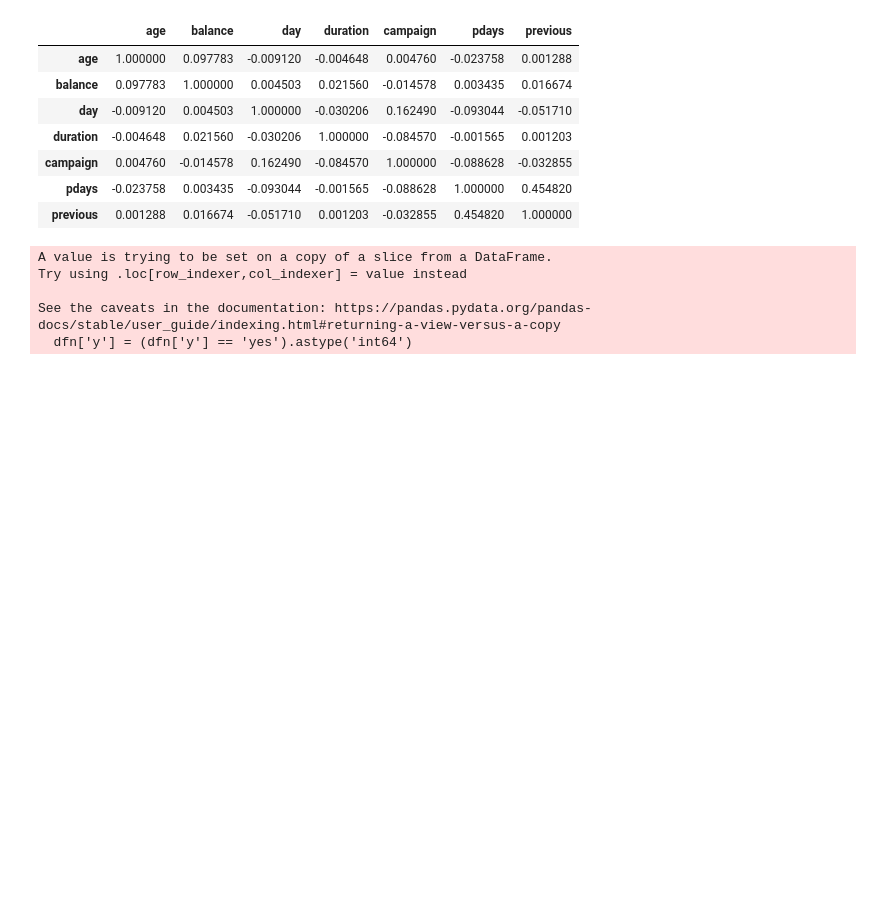
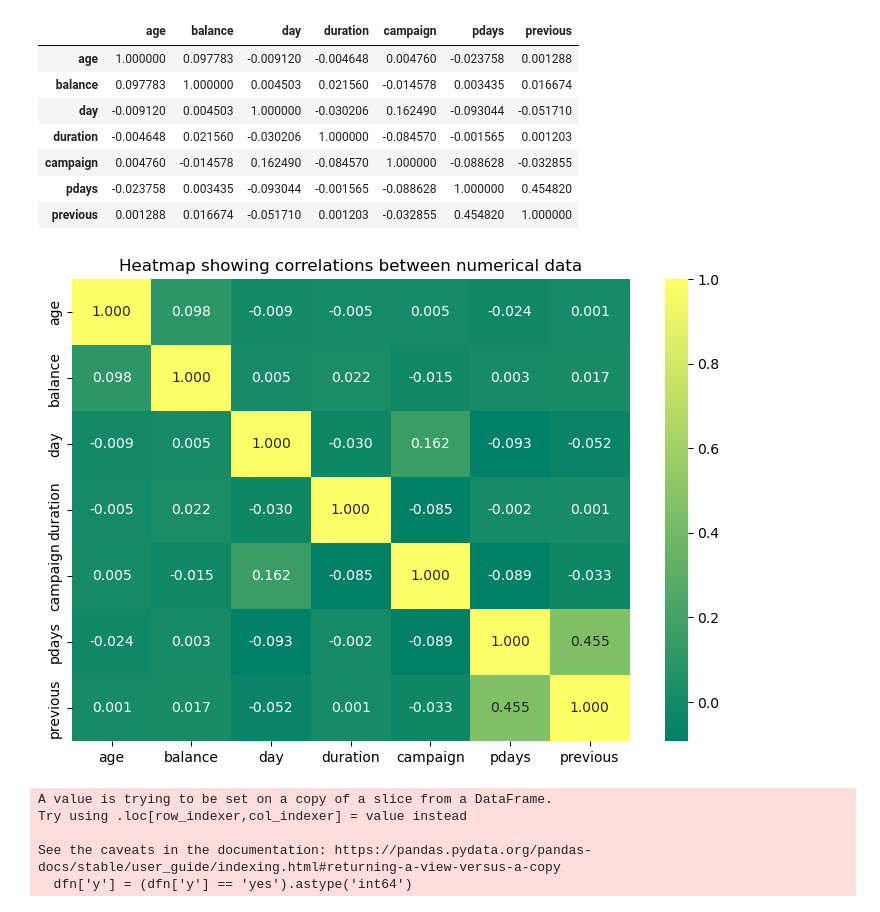
Before and after one commit to Gbolahan43/MLZoomcamp, a Jupyter notebook: Assigments/week 3/MLZoomcamp Homework 3.ipynb, the cells around one changed output. Saved outputs shown, nothing was run; the diff lists cells and outputs as text; code cells hidden in the pictures; blank space fills up the shorter version.

```diff
--- a/Assigments/week 3/MLZoomcamp Homework 3.ipynb
+++ b/Assigments/week 3/MLZoomcamp Homework 3.ipynb
@@ -158,6 +169,13 @@ dfn[num_cols].corr()
 | campaign | 0.004760 | -0.014578 | 0.162490 | -0.084570 | 1.000000 | -0.088628 | -0.032855 |
 | pdays | -0.023758 | 0.003435 | -0.093044 | -0.001565 | -0.088628 | 1.000000 | 0.454820 |
 | previous | 0.001288 | 0.016674 | -0.051710 | 0.001203 | -0.032855 | 0.454820 | 1.000000 |
+# %%
+plt.figure(figsize=(9, 6))
+sns.heatmap(dfn[num_cols].corr(), cmap="summer", annot=True, fmt='.3f')
+plt.title('Heatmap showing correlations between numerical data')
+plt.show();
+# %% [output]
+[figure, added]
 # %%
 dfn['y'] = (dfn['y'] == 'yes').astype('int64')
 # %% [output]
```
Also changed, not shown: parts of 16 cells of this notebook.
